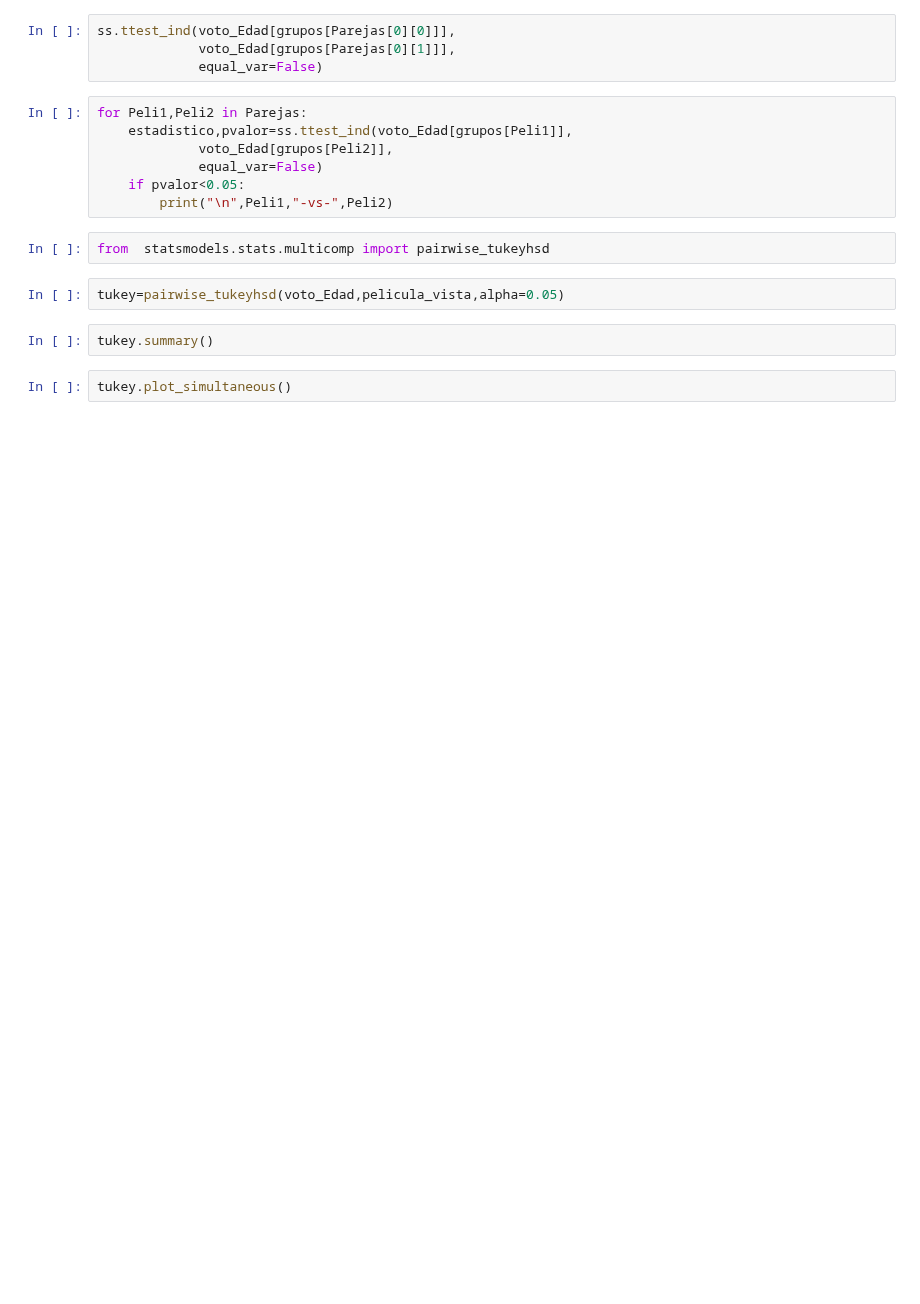
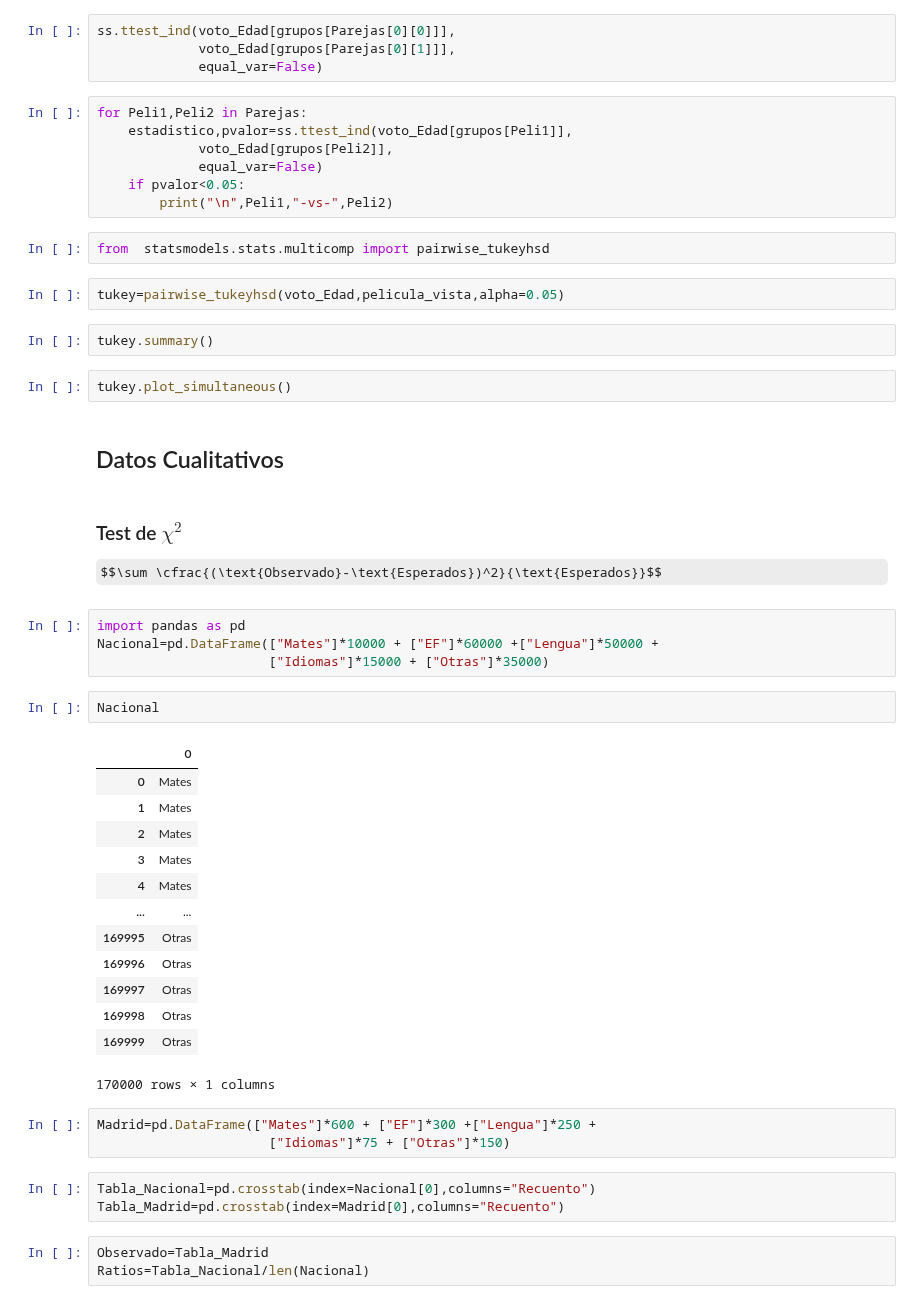
Before and after one commit to jsanz81/Bootcamp_Abril2023, a Jupyter notebook: 04_Estadística/06_TestHipotesis/Test_Hipotesis.ipynb, the cells around one changed output. Drawn from its saved outputs; the diff is of its cells as text; some formulas as TeX source; blank space fills up the shorter version.

Commit message:
DatosCualitativos

```diff
--- a/04_Estadística/06_TestHipotesis/Test_Hipotesis.ipynb
+++ b/04_Estadística/06_TestHipotesis/Test_Hipotesis.ipynb
@@ -164,3 +164,37 @@ tukey=pairwise_tukeyhsd(voto_Edad,pelicula_vista,alpha=0.05)
 tukey.summary()
 # %%
 tukey.plot_simultaneous()
+# %% [markdown]
+## Datos Cualitativos
+# %% [markdown]
+### Test de $\chi ^2 $
+$$\sum \cfrac{(\text{Observado}-\text{Esperados})^2}{\text{Esperados}}$$
+# %%
+import pandas as pd
+Nacional=pd.DataFrame(["Mates"]*10000 + ["EF"]*60000 +["Lengua"]*50000 +
+                      ["Idiomas"]*15000 + ["Otras"]*35000)
+# %%
+Nacional
+# %% [output]
+|  | 0 |
+| 0 | Mates |
+| 1 | Mates |
+| 2 | Mates |
+| 3 | Mates |
+| 4 | Mates |
+| ... | ... |
+| 169995 | Otras |
+| 169996 | Otras |
+| 169997 | Otras |
+| 169998 | Otras |
+| 169999 | Otras |
+170000 rows × 1 columns
+# %%
+Madrid=pd.DataFrame(["Mates"]*600 + ["EF"]*300 +["Lengua"]*250 +
+                      ["Idiomas"]*75 + ["Otras"]*150)
+# %%
+Tabla_Nacional=pd.crosstab(index=Nacional[0],columns="Recuento")
+Tabla_Madrid=pd.crosstab(index=Madrid[0],columns="Recuento")
+# %%
+Observado=Tabla_Madrid
+Ratios=Tabla_Nacional/len(Nacional)
```
Also changed, not shown: parts of 30 cells of this notebook.
